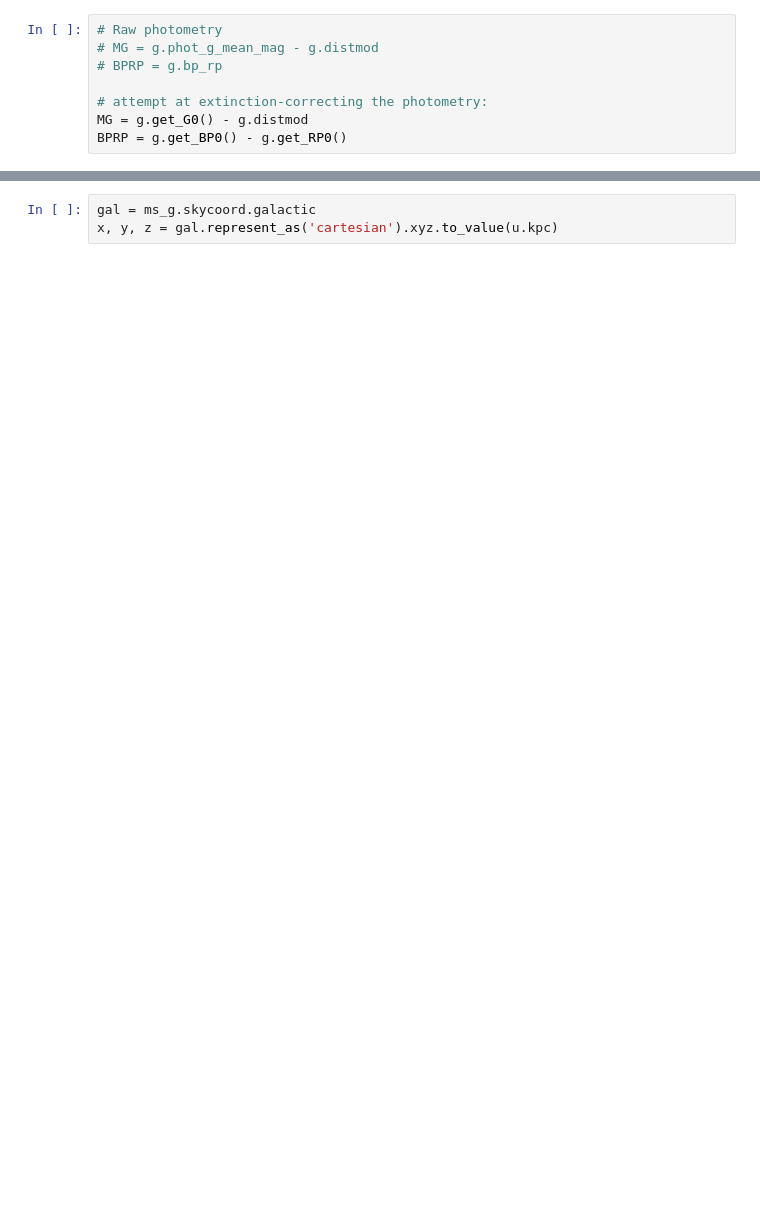
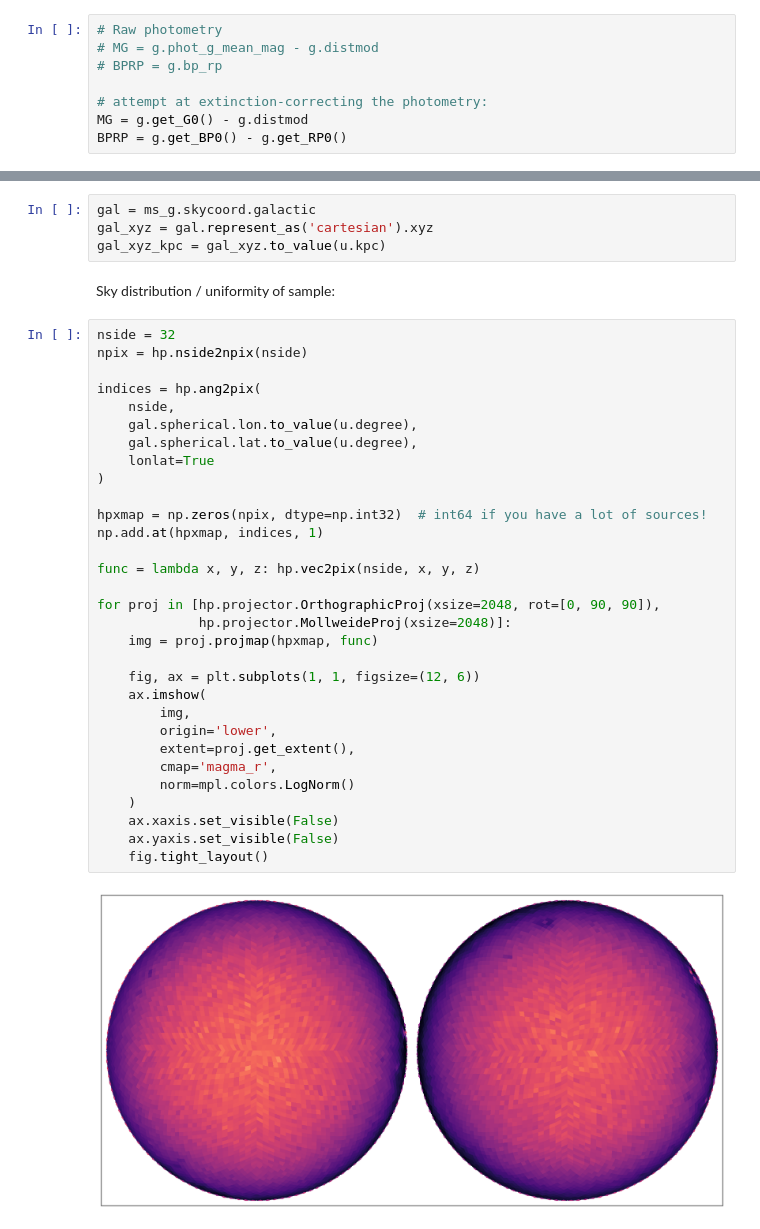
Before and after one commit to adrn/solar-velocity, a Jupyter notebook: notebooks/Midplane.ipynb, the cells around one changed output, grey strips where cells are left out. Drawn from its saved outputs; the diff is of its cells as text; blank space fills up the shorter version.

```diff
--- a/notebooks/Midplane.ipynb
+++ b/notebooks/Midplane.ipynb
@@ -169,3 +221,39 @@ plt.tight_layout()
 # %%
 gal = ms_g.skycoord.galactic
-x, y, z = gal.represent_as('cartesian').xyz.to_value(u.kpc)
+gal_xyz = gal.represent_as('cartesian').xyz
+gal_xyz_kpc = gal_xyz.to_value(u.kpc)
+# %% [markdown]
+Sky distribution / uniformity of sample:
+# %%
+nside = 32
+npix = hp.nside2npix(nside)
+
+indices = hp.ang2pix(
+    nside,
+    gal.spherical.lon.to_value(u.degree),
+    gal.spherical.lat.to_value(u.degree),
+    lonlat=True
+)
+
+hpxmap = np.zeros(npix, dtype=np.int32)  # int64 if you have a lot of sources!
+np.add.at(hpxmap, indices, 1)
+
+func = lambda x, y, z: hp.vec2pix(nside, x, y, z)
+
+for proj in [hp.projector.OrthographicProj(xsize=2048, rot=[0, 90, 90]),
+             hp.projector.MollweideProj(xsize=2048)]:
+    img = proj.projmap(hpxmap, func)
+
+    fig, ax = plt.subplots(1, 1, figsize=(12, 6))
+    ax.imshow(
+        img,
+        origin='lower',
+        extent=proj.get_extent(),
+        cmap='magma_r',
+        norm=mpl.colors.LogNorm()
+    )
+    ax.xaxis.set_visible(False)
+    ax.yaxis.set_visible(False)
+    fig.tight_layout()
+# %% [output]
+[figure, added]
```
Also changed, not shown: parts of 39 cells of this notebook, 4 other files.
